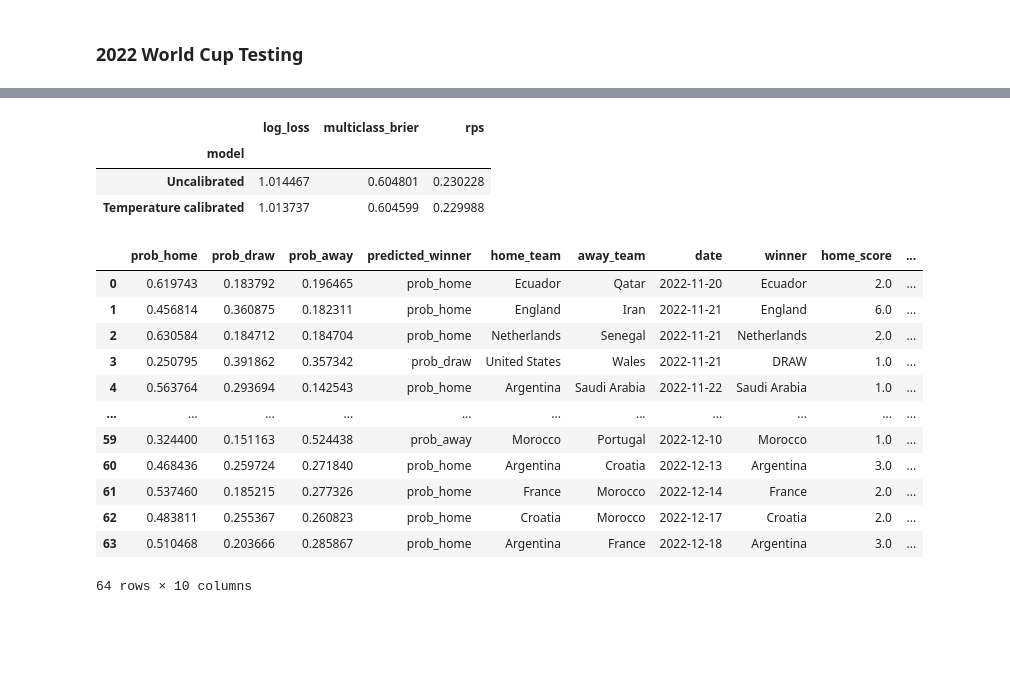
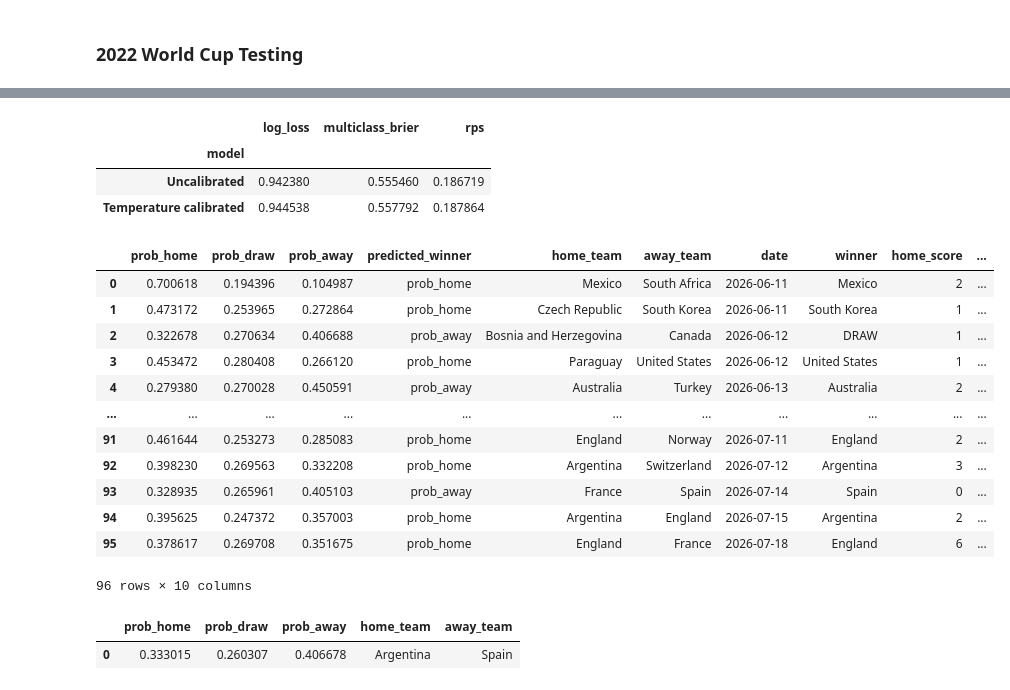
Before and after one commit to nikunjpradhan31/WorldCupPredictionModeling, a Jupyter notebook: two_home_away_predictions.ipynb, the cells around one changed output, grey strips where cells are left out. Saved outputs shown, nothing was run; the diff lists cells and outputs as text; code cells hidden in the pictures; blank space fills up the shorter version.

Commit message:
updates made to preprocessing pipeline, model, and data

```diff
--- a/two_home_away_predictions.ipynb
+++ b/two_home_away_predictions.ipynb
@@ -353,7 +353,7 @@ features["date"] = pd.to_datetime(features["date"], errors="raise")
 sub_set_features = features.copy()
 sub_set_features = (
     features.loc[
-        (features["date"] < pd.Timestamp("2022-11-01"))
+        (features["date"] < pd.Timestamp("2026-06-11"))
         & (features["date"] > pd.Timestamp("1960-01-01"))
     ]
     .sort_values(by="date", ascending=True, kind="stable")
@@ -1380,8 +1381,8 @@ weighted avg       0.55      0.59      0.55      7514
 match_testing = features.copy()
 match_testing = (
     match_testing.loc[
-        (match_testing["date"] <= pd.Timestamp("2022-12-18"))
-        & (match_testing["date"] >= pd.Timestamp("2022-11-20"))
+        (match_testing["date"] <= pd.Timestamp("2026-07-18"))
+        & (match_testing["date"] >= pd.Timestamp("2026-06-11"))
         & (match_testing["tournament"] == "FIFA World Cup")
     ]
     .sort_values(by="date", ascending=True, kind="stable")
@@ -1455,49 +1456,44 @@ test_probs_raw = aligned_three_way_probabilities(
     combination_model,
     X_combination_test,
     class_order=(0, 1, 2),
-)
-
-temperature = fit_temperature(
-    original_y_calibration,
-    calibration_probs_raw,
 )
 
 test_probs_calibrated = apply_temperature(
     test_probs_raw,
     temperature,
 )
 
 display(
     probability_metric_table(
         original_y,
         test_probs_raw,
         test_probs_calibrated,
     )
 )
 
 test_probs_calibrated_df = pd.DataFrame(
     data=test_probs_calibrated,
     index=match_testing.index,
     columns=["prob_home", "prob_draw", "prob_away"],
 )
 test_probs_calibrated_df["predicted_winner"] = test_probs_calibrated_df.idxmax(axis=1)
 test_probs_calibrated_df = test_probs_calibrated_df.join(game_information)
 test_probs_calibrated_df
 # %% [output]
 |  | log_loss | multiclass_brier | rps |
 | model |  |  |  |
-| Uncalibrated | 1.014467 | 0.604801 | 0.230228 |
-| Temperature calibrated | 1.013737 | 0.604599 | 0.229988 |
+| Uncalibrated | 0.942380 | 0.555460 | 0.186719 |
+| Temperature calibrated | 0.944538 | 0.557792 | 0.187864 |
 |  | prob_home | prob_draw | prob_away | predicted_winner | home_team | away_team | date | winner | home_score | ... |
-| 0 | 0.619743 | 0.183792 | 0.196465 | prob_home | Ecuador | Qatar | 2022-11-20 | Ecuador | 2.0 | ... |
-| 1 | 0.456814 | 0.360875 | 0.182311 | prob_home | England | Iran | 2022-11-21 | England | 6.0 | ... |
-| 2 | 0.630584 | 0.184712 | 0.184704 | prob_home | Netherlands | Senegal | 2022-11-21 | Netherlands | 2.0 | ... |
-| 3 | 0.250795 | 0.391862 | 0.357342 | prob_draw | United States | Wales | 2022-11-21 | DRAW | 1.0 | ... |
-| 4 | 0.563764 | 0.293694 | 0.142543 | prob_home | Argentina | Saudi Arabia | 2022-11-22 | Saudi Arabia | 1.0 | ... |
+| 0 | 0.700618 | 0.194396 | 0.104987 | prob_home | Mexico | South Africa | 2026-06-11 | Mexico | 2 | ... |
+| 1 | 0.473172 | 0.253965 | 0.272864 | prob_home | Czech Republic | South Korea | 2026-06-11 | South Korea | 1 | ... |
+| 2 | 0.322678 | 0.270634 | 0.406688 | prob_away | Bosnia and Herzegovina | Canada | 2026-06-12 | DRAW | 1 | ... |
+| 3 | 0.453472 | 0.280408 | 0.266120 | prob_home | Paraguay | United States | 2026-06-12 | United States | 1 | ... |
+| 4 | 0.279380 | 0.270028 | 0.450591 | prob_away | Australia | Turkey | 2026-06-13 | Australia | 2 | ... |
 | ... | ... | ... | ... | ... | ... | ... | ... | ... | ... | ... |
-| 59 | 0.324400 | 0.151163 | 0.524438 | prob_away | Morocco | Portugal | 2022-12-10 | Morocco | 1.0 | ... |
-| 60 | 0.468436 | 0.259724 | 0.271840 | prob_home | Argentina | Croatia | 2022-12-13 | Argentina | 3.0 | ... |
-| 61 | 0.537460 | 0.185215 | 0.277326 | prob_home | France | Morocco | 2022-12-14 | France | 2.0 | ... |
-| 62 | 0.483811 | 0.255367 | 0.260823 | prob_home | Croatia | Morocco | 2022-12-17 | Croatia | 2.0 | ... |
-| 63 | 0.510468 | 0.203666 | 0.285867 | prob_home | Argentina | France | 2022-12-18 | Argentina | 3.0 | ... |
+| 91 | 0.461644 | 0.253273 | 0.285083 | prob_home | England | Norway | 2026-07-11 | England | 2 | ... |
+| 92 | 0.398230 | 0.269563 | 0.332208 | prob_home | Argentina | Switzerland | 2026-07-12 | Argentina | 3 | ... |
+| 93 | 0.328935 | 0.265961 | 0.405103 | prob_away | France | Spain | 2026-07-14 | Spain | 0 | ... |
+| 94 | 0.395625 | 0.247372 | 0.357003 | prob_home | Argentina | England | 2026-07-15 | Argentina | 2 | ... |
+| 95 | 0.378617 | 0.269708 | 0.351675 | prob_home | England | France | 2026-07-18 | England | 6 | ... |
-64 rows × 10 columns
+96 rows × 10 columns
@@ -1503,0 +1558,37 @@ test_probs_calibrated_df
+# %%
+prob_home_test, prob_not_home_test  = binary_model_inference(
+    home_model,
+    future_match_features,
+)
+
+prob_away_test, prob_not_away_test  = binary_model_inference(
+    away_model,
+    future_match_features,
+)
+
+X_combination_test = make_combination_features(
+    prob_home_test,
+    prob_away_test,
+)
+test_probs_raw = aligned_three_way_probabilities(
+    combination_model,
+    X_combination_test,
+    class_order=(0, 1, 2),
+)
+
+test_probs_calibrated = apply_temperature(
+    test_probs_raw,
+    temperature,
+)
+
+
+future_match_inference_df = pd.DataFrame(
+    data=test_probs_calibrated,
+    columns=["prob_home", "prob_draw", "prob_away"],
+)
+game_information = features.filter(items=["home_team", "away_team"])
+
+future_match_inference_df.join(game_information)
+# %% [output]
+|  | prob_home | prob_draw | prob_away | home_team | away_team |
+| 0 | 0.333015 | 0.260307 | 0.406678 | Argentina | Spain |
```
Also changed, not shown: parts of 19 cells of this notebook, 10 other files.
